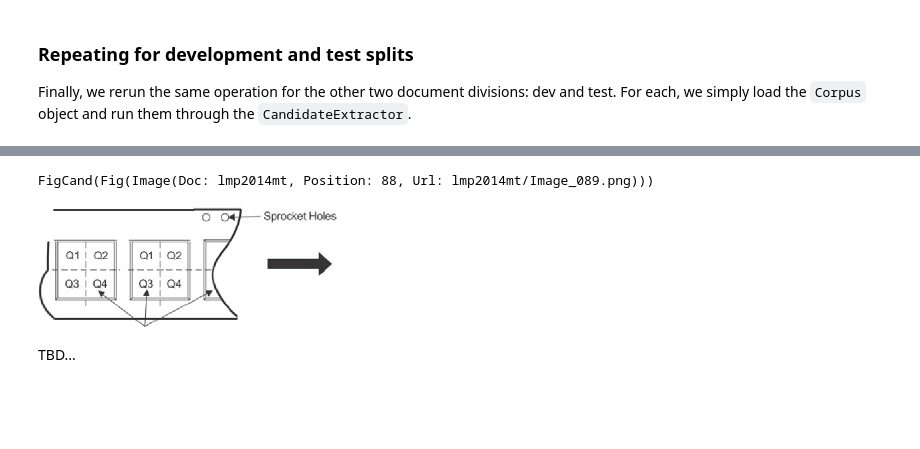
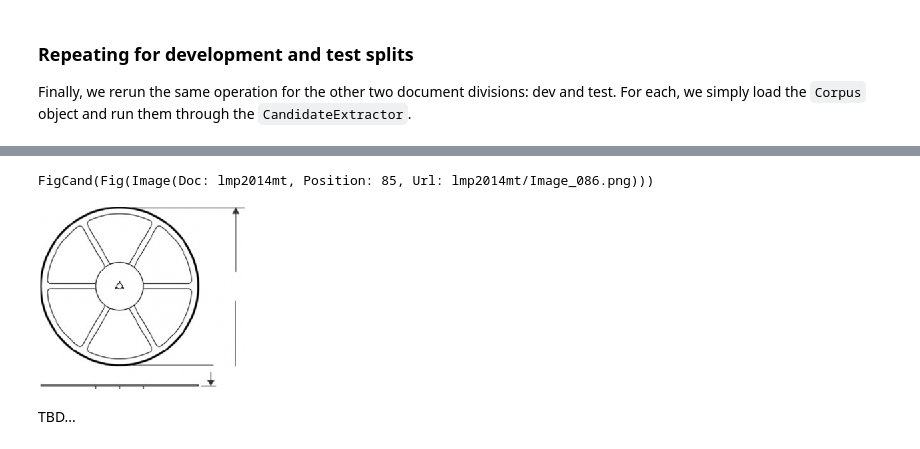
Before and after one commit to HazyResearch/fonduer-tutorials, a Jupyter notebook: hardware_image/transistor_image_tutorial.ipynb, the cells around one changed output, grey strips where cells are left out. Saved outputs shown, nothing was run; the diff lists cells and outputs as text; code cells hidden in the pictures; blank space fills up the shorter version.

```diff
--- a/hardware_image/transistor_image_tutorial.ipynb
+++ b/hardware_image/transistor_image_tutorial.ipynb
@@ -259,12 +270,12 @@ Wall time: 2.45 s
 # %%
 from IPython.display import Image
 
-n = 60
+n = 33
 
 print(train_cands[n])
 Image(docs_path + '/' + train_cands[n][0].span.url, format='png')
 # %% [output]
-FigCand(Fig(Image(Doc: lmp2014mt, Position: 88, Url: lmp2014mt/Image_089.png)))
+FigCand(Fig(Image(Doc: lmp2014mt, Position: 85, Url: lmp2014mt/Image_086.png)))
-[figure, old version]
+[figure, new version]
 # %% [markdown]
 TBD...
```
Also changed, not shown: parts of 7 cells of this notebook, 6 other files.
